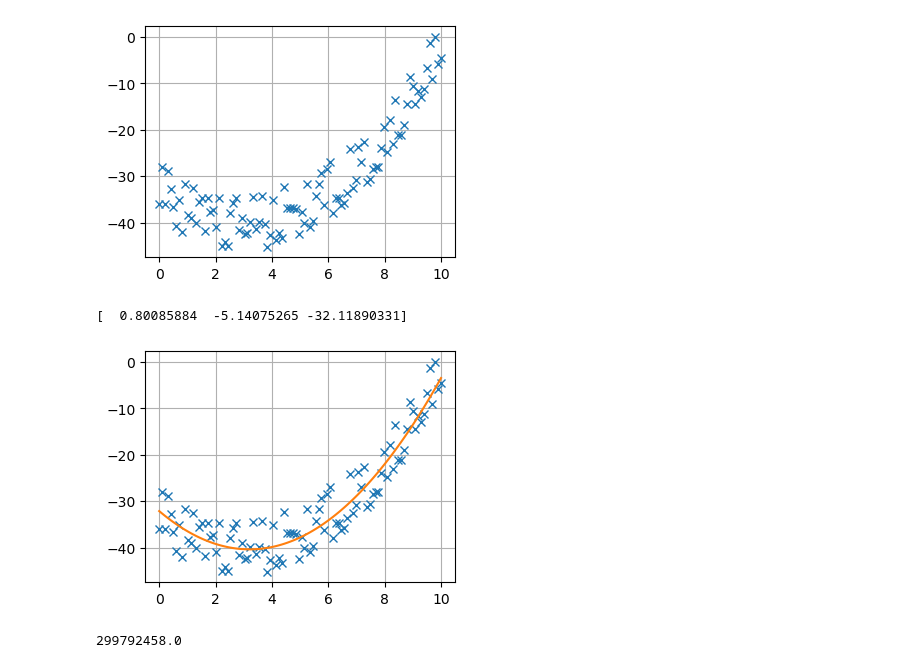
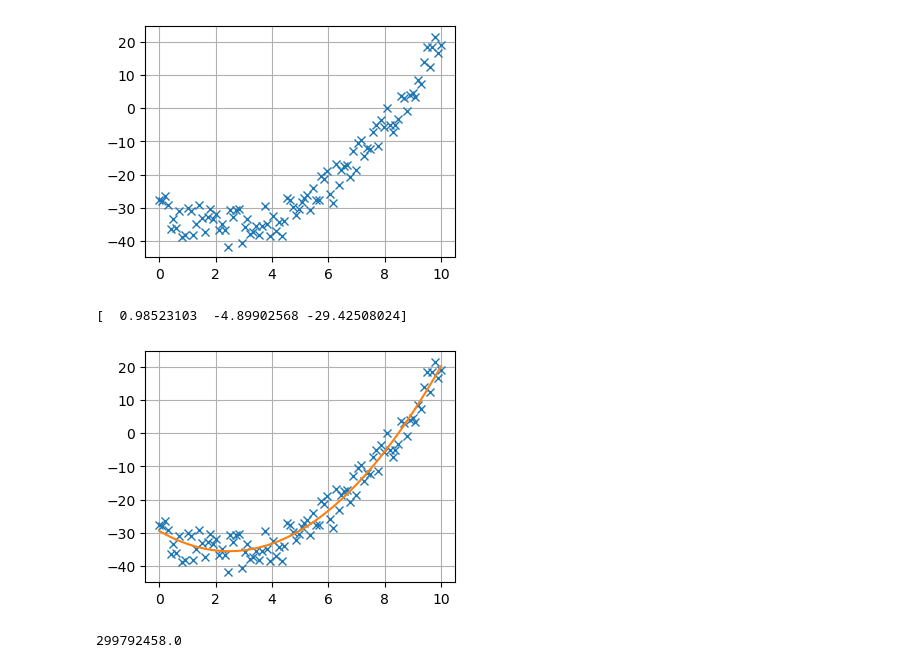
Before and after one commit to jonathanbollig/pycophy, a Jupyter notebook: Lecture Resources/Unedited Notebooks/Live_12.ipynb, the cells around one changed output. Drawn from its saved outputs; the diff is of its cells as text; code cells hidden in the pictures.

```diff
--- a/Lecture Resources/Unedited Notebooks/Live_12.ipynb
+++ b/Lecture Resources/Unedited Notebooks/Live_12.ipynb
@@ -9,13 +9,13 @@ plt.rcParams["figure.figsize"] = (4,3)
 plt.rcParams["axes.grid"] = True
 # %%
 x = np.linspace(0, 10, 100)
-y_theory = 0.75 * x**2 - 4.5*x - 33
+y_theory = 1* x**2 - 5*x - 30
 y_measurement = y_theory + 12*(np.random.rand(len(x)) - 0.5)
 
 plt.plot(x, y_measurement, marker="x", linestyle="")
 plt.show()
 # %% [output]
-[figure, old version]
+[figure, new version]
 # %%
 coeffs = np.polyfit(x, y_measurement, 2)
 print(coeffs)
@@ -25,8 +25,8 @@ plt.plot(x, y_measurement, marker="x", linestyle="")
 plt.plot(x, y_fit);
 # plt.plot(x, y_theory);
 # %% [output]
-[  0.80085884  -5.14075265 -32.11890331]
+[  0.98523103  -4.89902568 -29.42508024]
-[figure, old version]
+[figure, new version]
 # %%
 import scipy.constants as c
 print(c.c)
```
Also changed, not shown: parts of 1 cell of this notebook, 7 other files.
